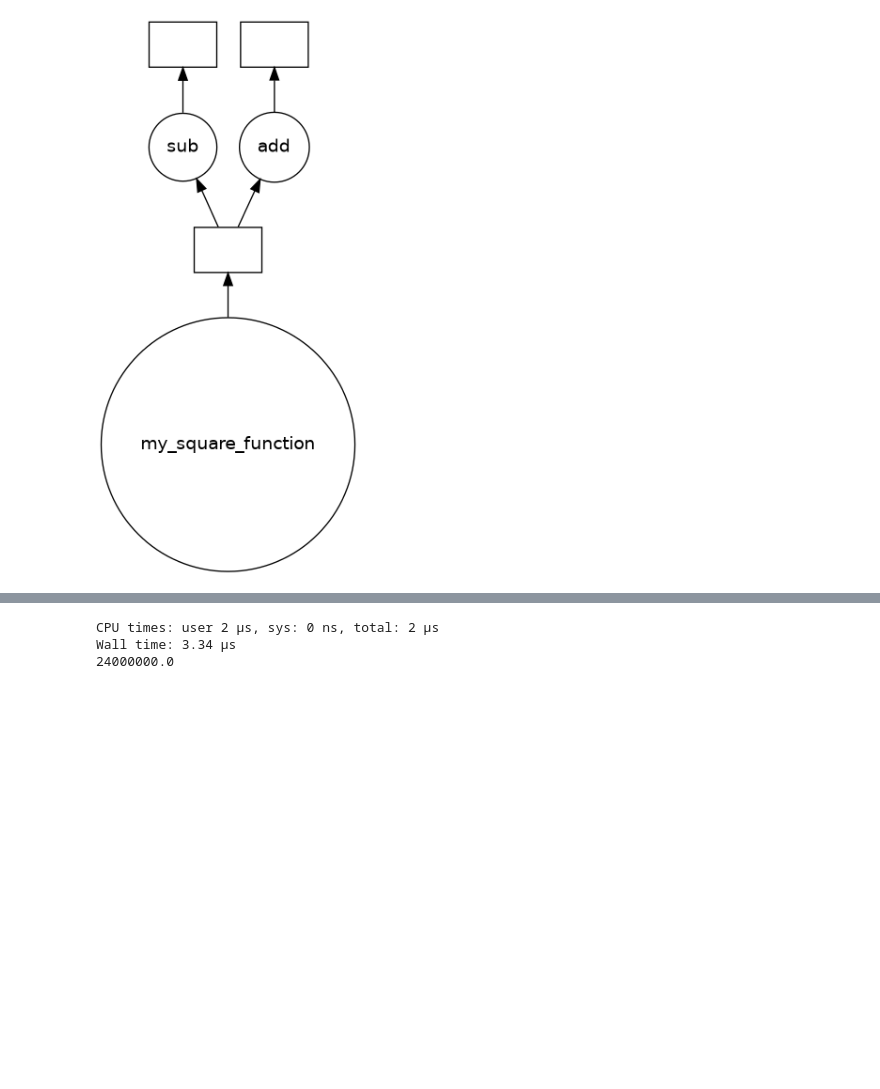
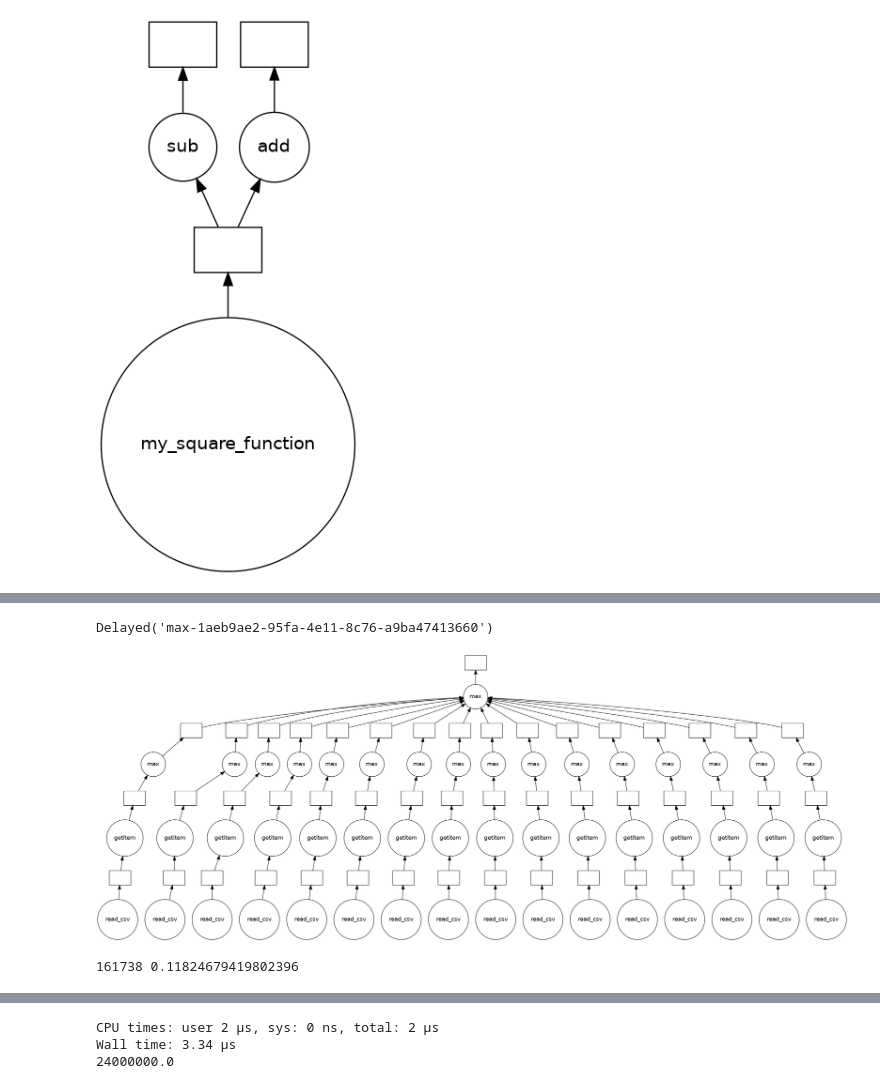
Before and after one commit to amalibnu/DaskRepo, a Jupyter notebook: Dask_Code_Datacamp.ipynb, the cells around one changed output, grey strips where cells are left out. Cells and saved outputs as stored; diff of their text form; code cells hidden in the pictures; blank space fills up the shorter version.

```diff
--- a/Dask_Code_Datacamp.ipynb
+++ b/Dask_Code_Datacamp.ipynb
@@ -87,0 +459,16 @@ Delayed('sum_to_n-e019ab53-f4a9-4019-9fd3-9cdc3f861a84')
+# %%
+%%timeit -n 5 -r 10
+# Multiprocessing
+maximums = []
+
+for file in files:
+    # Load each file
+    df = delayed(pd.read_csv)(file)
+    # Find maximum track length in each file
+    max_length = df['duration_ms'].max()
+    # Store this maximum
+    maximums.append(max_length)
+
+# Find the maximum of all the maximum lengths
+absolute_maximum = delayed(max)(maximums)
+absolute_maximum.compute()
@@ -87,0 +492,16 @@ Delayed('sum_to_n-e019ab53-f4a9-4019-9fd3-9cdc3f861a84')
+# %%
+%%timeit -n 5 -r 10
+# MULTITHREADING
+maximums = []
+
+for file in files:
+    # Load each file
+    df = delayed(pd.read_csv)(file)
+    # Find maximum track length in each file
+    max_length = df['duration_ms'].max()
+    # Store this maximum
+    maximums.append(max_length)
+
+# Find the maximum of all the maximum lengths
+absolute_maximum = delayed(max)(maximums)
+absolute_maximum.compute()
@@ -88,8 +512,16 @@ Delayed('sum_to_n-e019ab53-f4a9-4019-9fd3-9cdc3f861a84')
+# %%
+absolute_maximum
+# %% [output]
+Delayed('max-1aeb9ae2-95fa-4e11-8c76-a9ba47413660')
+# %%
+absolute_maximum.visualize()
+# %% [output]
+[figure, added]
 # %%
-# Lazy Evaluate Integer (Multiple Threads)
+# Lazy Evaluate Integer (Multiple Threads - Default)
 n_songs_in_c, n_songs = 0, 0
 
-for file in filenames:
+for file in files:
     # Load in the data
     df = delayed(pd.read_csv)(file)
 
@@ -102,4 +534,6 @@ total_n_songs_in_c, total_n_songs = dask.compute(n_songs_in_c, n_songs)
 
 fraction_c = total_n_songs_in_c / total_n_songs
 print(total_n_songs, fraction_c)
+# %% [output]
+161738 0.11824679419802396
 # %%
```
Also changed, not shown: parts of 59 cells of this notebook.
